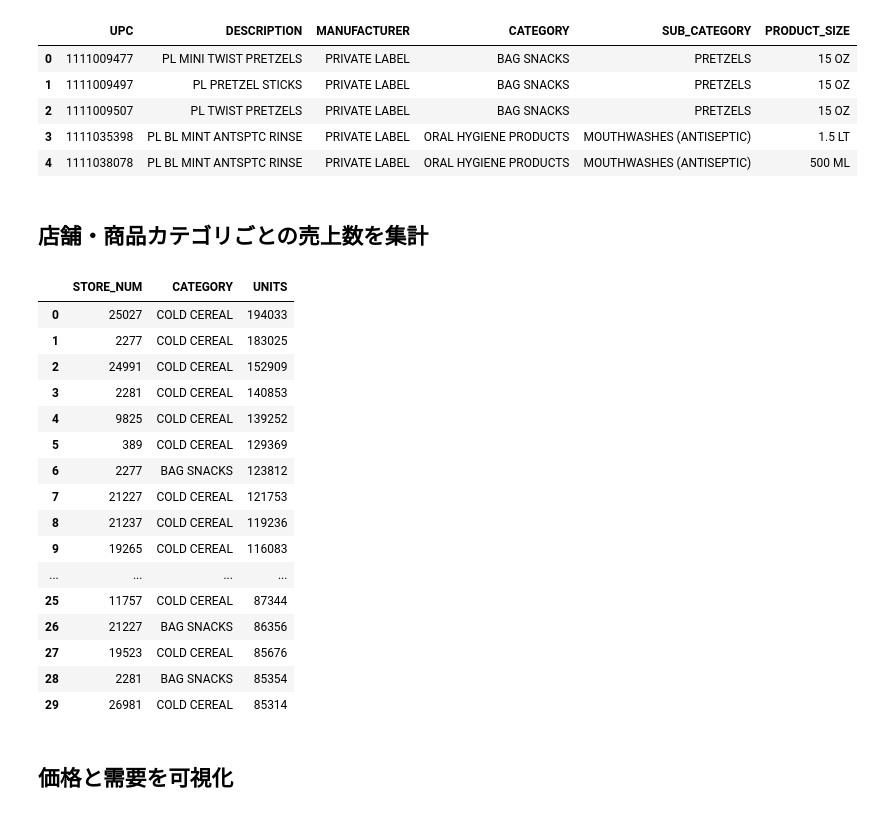
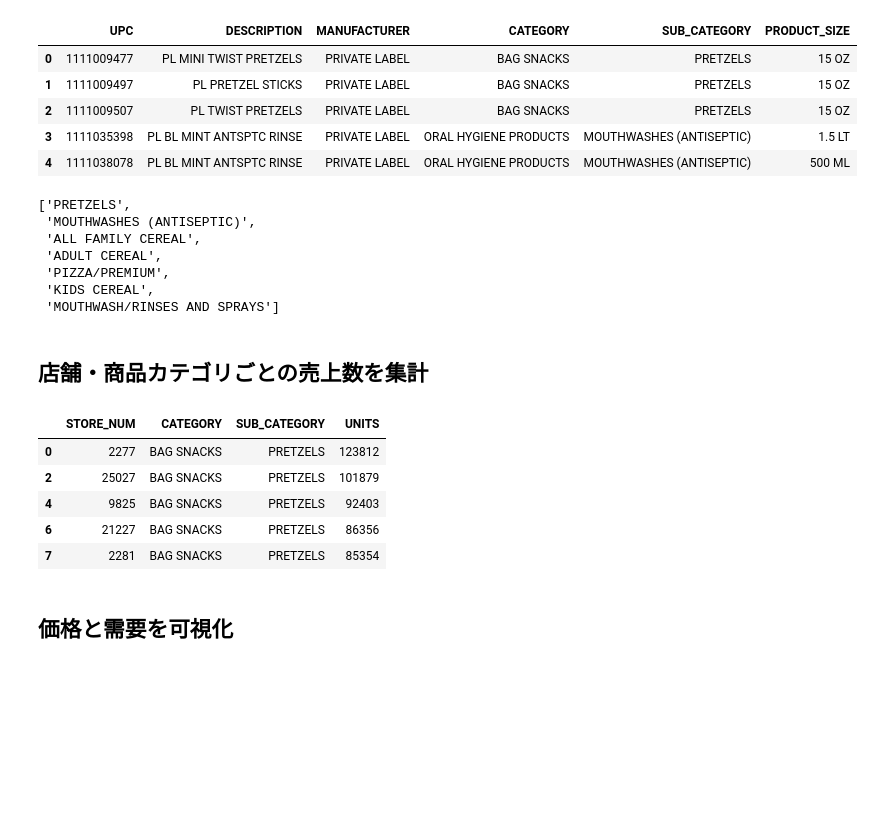
Before and after one commit to sns-ikeda/price-optimization, a Jupyter notebook: notebooks/analysis_breakfast.ipynb, the cells around one changed output. Cells and saved outputs as stored; diff of their text form; code cells hidden in the pictures; blank space fills up the shorter version.

```diff
--- a/notebooks/analysis_breakfast.ipynb
+++ b/notebooks/analysis_breakfast.ipynb
@@ -12,7 +12,7 @@ pd.set_option("display.max_rows", None)
 # %% [markdown]
 ## データの読み込み
 # %%
-input_path = DATA_DIR / "dataset" / "breakfast"
+input_path = DATA_DIR / "breakfast" / "raw"
 transaction_df = pd.read_csv(str(input_path / "transaction.csv"))  # 購買データ
 product_df = pd.read_csv(str(input_path / "product.csv"))  # 商品データ
 # %%
@@ -33,35 +33,34 @@ product_df.head()
 | 2 | 1111009507 | PL TWIST PRETZELS | PRIVATE LABEL | BAG SNACKS | PRETZELS | 15 OZ |
 | 3 | 1111035398 | PL BL MINT ANTSPTC RINSE | PRIVATE LABEL | ORAL HYGIENE PRODUCTS | MOUTHWASHES (ANTISEPTIC) | 1.5 LT |
 | 4 | 1111038078 | PL BL MINT ANTSPTC RINSE | PRIVATE LABEL | ORAL HYGIENE PRODUCTS | MOUTHWASHES (ANTISEPTIC) | 500 ML |
+# %%
+product_df["SUB_CATEGORY"].unique().tolist()
+# %% [output]
+['PRETZELS',
+ 'MOUTHWASHES (ANTISEPTIC)',
+ 'ALL FAMILY CEREAL',
+ 'ADULT CEREAL',
+ 'PIZZA/PREMIUM',
+ 'KIDS CEREAL',
+ 'MOUTHWASH/RINSES AND SPRAYS']
 # %% [markdown]
 ## 店舗・商品カテゴリごとの売上数を集計
 # %%
 transaction_product_df = transaction_df.merge(product_df, on="UPC", how="left")
 transaction_grouped_df = pd.DataFrame(
-    transaction_product_df.groupby(["STORE_NUM", "CATEGORY"])
+    transaction_product_df.groupby(["STORE_NUM", "CATEGORY", "SUB_CATEGORY"])
     .sum()["UNITS"]
     .sort_values(ascending=False)
 ).reset_index()
 # %%
-transaction_grouped_df.head(30)
+transaction_grouped_df[transaction_grouped_df["SUB_CATEGORY"] == "PRETZELS"].head()
 # %% [output]
-|  | STORE_NUM | CATEGORY | UNITS |
-| 0 | 25027 | COLD CEREAL | 194033 |
-| 1 | 2277 | COLD CEREAL | 183025 |
-| 2 | 24991 | COLD CEREAL | 152909 |
-| 3 | 2281 | COLD CEREAL | 140853 |
-| 4 | 9825 | COLD CEREAL | 139252 |
-| 5 | 389 | COLD CEREAL | 129369 |
-| 6 | 2277 | BAG SNACKS | 123812 |
-| 7 | 21227 | COLD CEREAL | 121753 |
-| 8 | 21237 | COLD CEREAL | 119236 |
-| 9 | 19265 | COLD CEREAL | 116083 |
-| ... | ... | ... | ... |
-| 25 | 11757 | COLD CEREAL | 87344 |
-| 26 | 21227 | BAG SNACKS | 86356 |
-| 27 | 19523 | COLD CEREAL | 85676 |
-| 28 | 2281 | BAG SNACKS | 85354 |
-| 29 | 26981 | COLD CEREAL | 85314 |
+|  | STORE_NUM | CATEGORY | SUB_CATEGORY | UNITS |
+| 0 | 2277 | BAG SNACKS | PRETZELS | 123812 |
+| 2 | 25027 | BAG SNACKS | PRETZELS | 101879 |
+| 4 | 9825 | BAG SNACKS | PRETZELS | 92403 |
+| 6 | 21227 | BAG SNACKS | PRETZELS | 86356 |
+| 7 | 2281 | BAG SNACKS | PRETZELS | 85354 |
 # %% [markdown]
 ## 価格と需要を可視化
 # %%
```
Also changed, not shown: parts of 10 cells of this notebook, 1 other file.
